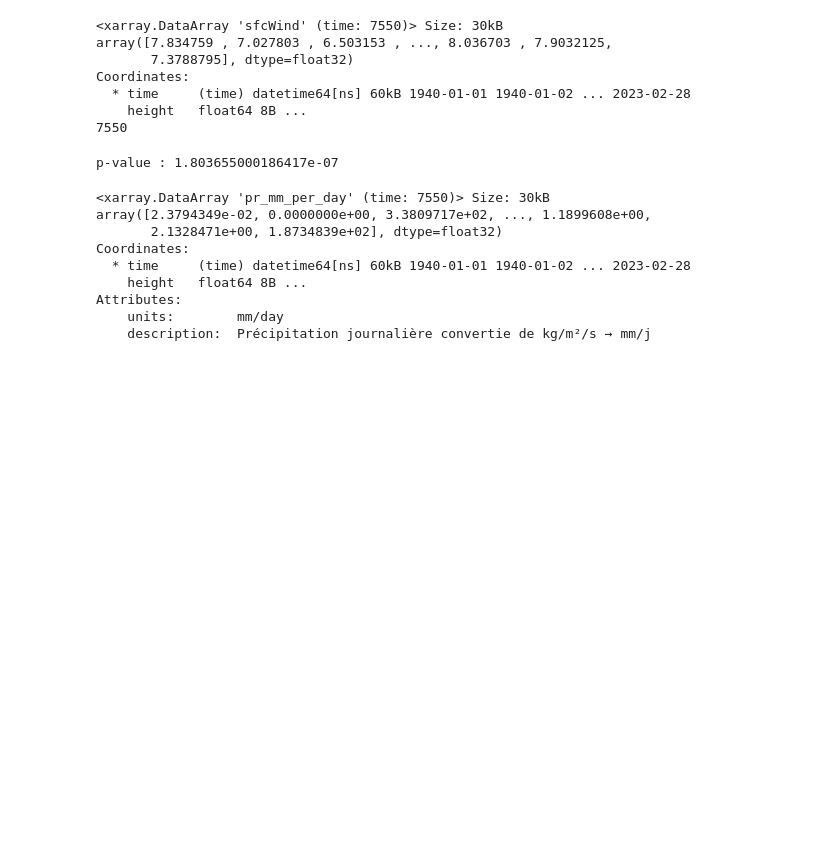
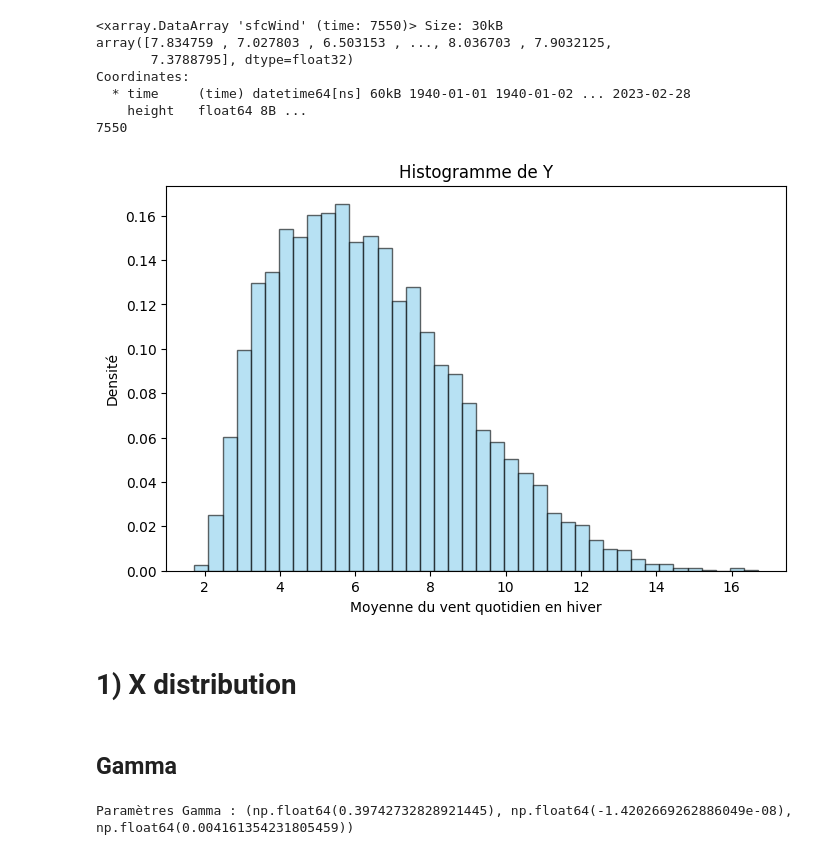
Before and after one commit to Faza20-lab/Projet_stats, a Jupyter notebook: Projet_stats.ipynb, the cells around one changed output. Cells and saved outputs as stored; diff of their text form; code cells hidden in the pictures; blank space fills up the shorter version.

```diff
--- a/Projet_stats.ipynb
+++ b/Projet_stats.ipynb
@@ -189,35 +214,26 @@ Coordinates:
   * time     (time) datetime64[ns] 60kB 1940-01-01 1940-01-02 ... 2023-02-28
     height   float64 8B ...
 7550
-# %%
-from scipy.stats import gamma, kstest
-import matplotlib.pyplot as plt
-
-params = gamma.fit(X)
-stat, p = kstest(X, 'gamma', params)
-print("p-value :", p)
-# %% [output]
-p-value : 1.803655000186417e-07
-# %%
-#conversion de kg/m²/s en mm-1
-seconds_per_day = 24 * 60 * 60  # 86400
-
-X_mm_per_day = X * seconds_per_day # x(1000/1000)
-
-# Mettre à jour le DataArray avec une nouvelle unité
-X_mm_per_day = X_mm_per_day.rename("pr_mm_per_day")
-X_mm_per_day.attrs['units'] = 'mm/day'
-X_mm_per_day.attrs['description'] = 'Précipitation journalière convertie de kg/m²/s → mm/j'
-
-
-print(X_mm_per_day)
-# %% [output]
-<xarray.DataArray 'pr_mm_per_day' (time: 7550)> Size: 30kB
-array([2.3794349e-02, 0.0000000e+00, 3.3809717e+02, ..., 1.1899608e+00,
-       2.1328471e+00, 1.8734839e+02], dtype=float32)
-Coordinates:
-  * time     (time) datetime64[ns] 60kB 1940-01-01 1940-01-02 ... 2023-02-28
-    height   float64 8B ...
-Attributes:
-    units:        mm/day
-    description:  Précipitation journalière convertie de kg/m²/s → mm/j
+# %%
+#Histogramme de Y
+plt.figure(figsize=(8,5))
+
+plt.hist(Y, bins=40, density=True, alpha=0.6, color='skyblue', edgecolor='black')
+
+plt.xlabel("Moyenne du vent quotidien en hiver")
+plt.ylabel("Densité")
+plt.title("Histogramme de Y")
+
+plt.show()
+# %% [output]
+[figure, added]
+# %% [markdown]
+# **1) X distribution**
+# %% [markdown]
+## **Gamma**
+# %%
+#Gamma fit
+params_gamma = gamma.fit(X)
+print("Paramètres Gamma :", params_gamma)
+# %% [output]
+Paramètres Gamma : (np.float64(0.39742732828921445), np.float64(-1.4202669262886049e-08), np.float64(0.004161354231805459))
```
Also changed, not shown: parts of 67 cells of this notebook.
